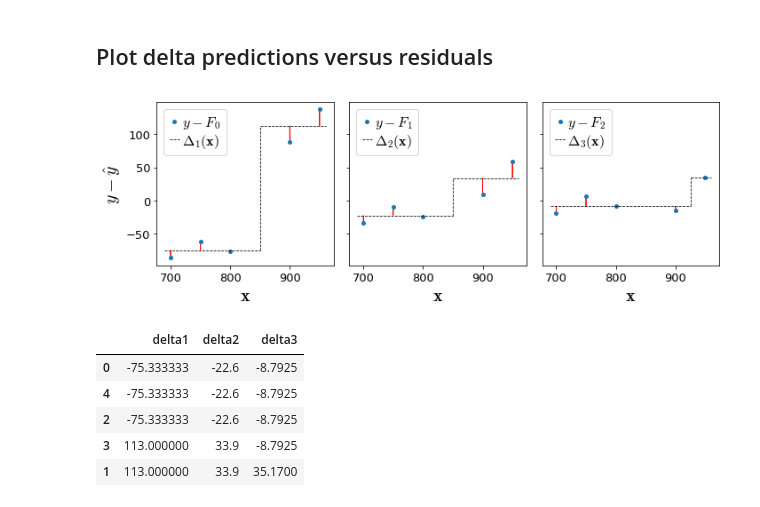
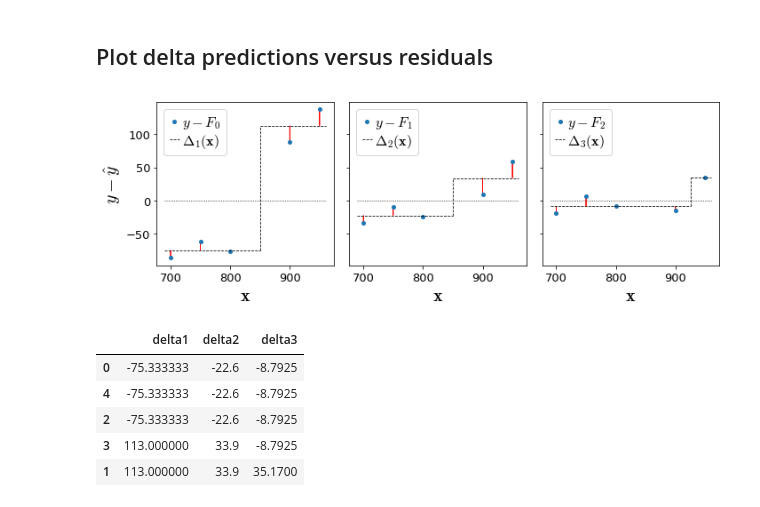
Before and after one commit to parrt/ml-articles, a Jupyter notebook: gradient-boosting/notebooks/dev-mse.ipynb, the cells around one changed output. Saved outputs shown, nothing was run; the diff lists cells and outputs as text; code cells hidden in the pictures.

```diff
--- a/gradient-boosting/notebooks/dev-mse.ipynb
+++ b/gradient-boosting/notebooks/dev-mse.ipynb
@@ -141,6 +141,8 @@ def draw_stub(ax, x_train, y_train, y_pred, split, stage):
              linewidth=.8, linestyle='--', c='k')
     ax.plot([split,split], [lmean,rmean],
              linewidth=.8, linestyle='--', c='k')
+    ax.plot([x_train.min()-10,x_train.max()+10], [0,0],
+             linewidth=.8, linestyle=':', c='k')
     ax.legend(handles=[line1,line2], fontsize=16,
               loc='upper left',
               labelspacing=.1,
@@ -150,34 +152,34 @@ def draw_stub(ax, x_train, y_train, y_pred, split, stage):
 
 def draw_residual(ax, x_train, y_train, y_hat):
     for x,y,yhat in zip(x_train, y_train, y_hat):
         if y-yhat!=0:
             ax.arrow(x, yhat, 0, y-yhat,
                       length_includes_head=True,
                       fc='r', ec='r',
                       linewidth=0.8,
                      )
 
 fig, axes = plt.subplots(nrows=1, ncols=3, figsize=(10, 3.5), sharey=True)
 
 axes[0].set_ylabel(r"$y-\hat y$", fontsize=20)
 for a in range(3):
     axes[a].set_xlabel(r"${\bf x}$", fontsize=20)
 
 draw_stub(axes[0], df.sqfeet, df.dir1, df.delta1, splits[1], stage=1)
 draw_residual(axes[0], df.sqfeet,df.dir1,df.delta1)
 
 draw_stub(axes[1], df.sqfeet, df.dir2, df.delta2, splits[2], stage=2)
 draw_residual(axes[1], df.sqfeet,df.dir2,df.delta2)
 
 draw_stub(axes[2], df.sqfeet, df.dir3, df.delta3, splits[3], stage=3)
 draw_residual(axes[2], df.sqfeet,df.dir3,df.delta3)
 
 plt.tight_layout()
 
 plt.savefig('/tmp/t.svg')
 plt.show()
 # %% [output]
-[figure, old version]
+[figure, new version]
 # %%
 df[['delta1','delta2','delta3']]
 # %% [output]
```
Also changed, not shown: 2 other files.
